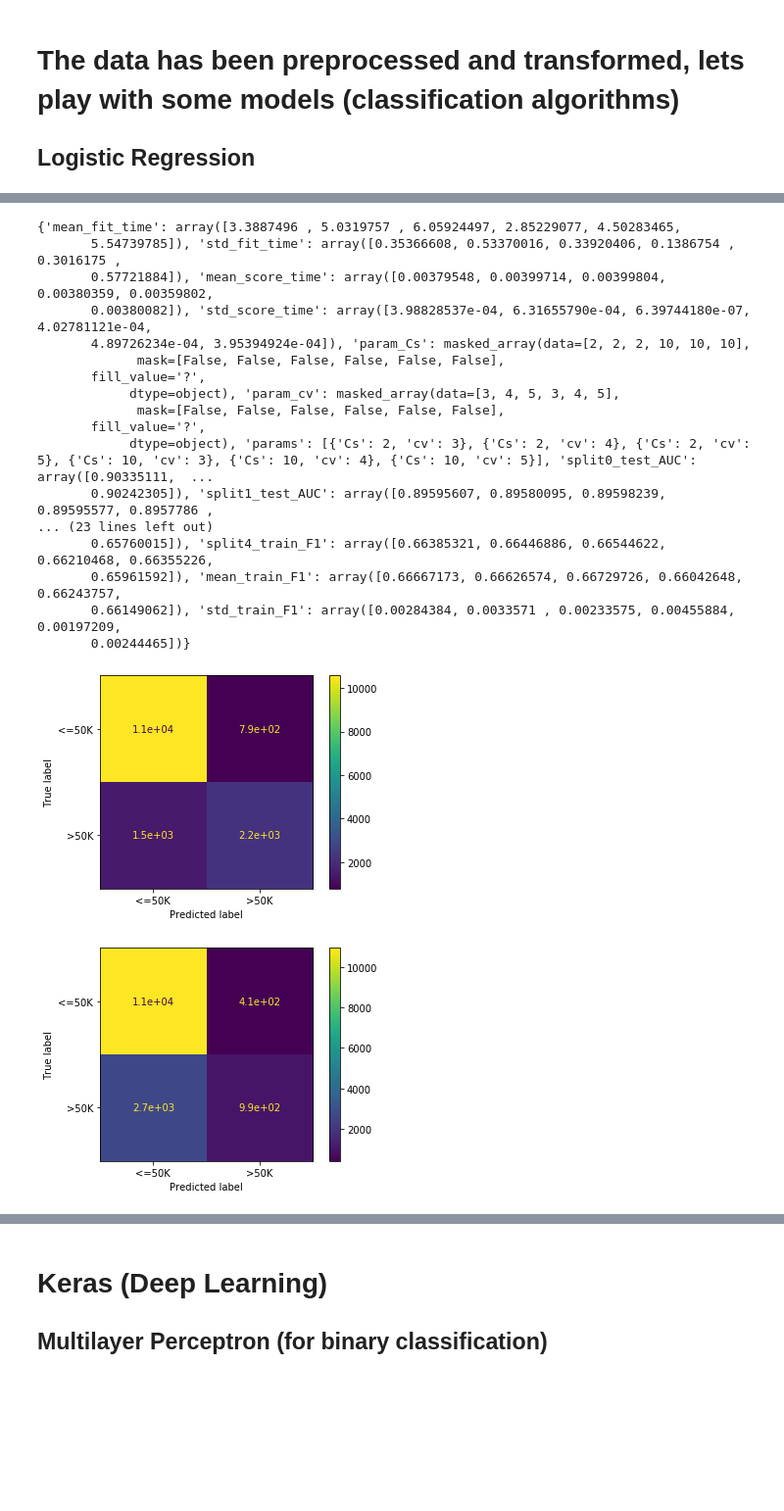
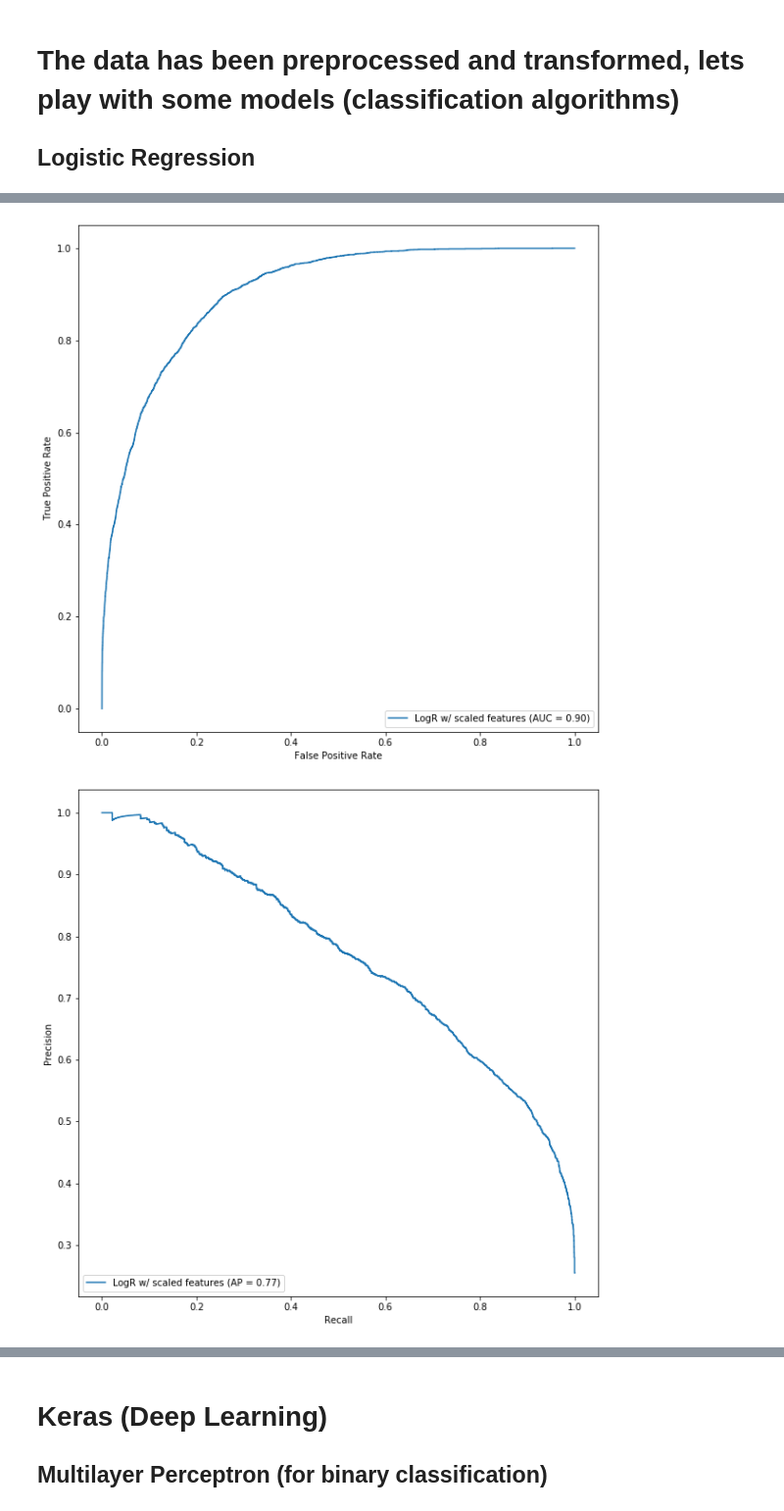
Before and after one commit to sebas-aguilar/ML-Exercise, a Jupyter notebook: dataScienceExercise.ipynb, the cells around one changed output, grey strips where cells are left out. Shown at 98% size. Cells and saved outputs as stored; diff of their text form; code cells hidden in the pictures; blank space fills up the shorter version.

```diff
--- a/dataScienceExercise.ipynb
+++ b/dataScienceExercise.ipynb
@@ -286,28 +311,30 @@ from sklearn.metrics import f1_score
 from sklearn.model_selection import cross_val_predict
 y_test_pred = cross_val_predict(logr_clf, X_testTrans, y_test, cv=3)
 f1Score = f1_score(y_true=y_test,y_pred=y_test_pred)
-print(f1Score)
+print('logr f1:',f1Score)
+
 
 # Makes some plots
 from sklearn.metrics import plot_confusion_matrix,plot_roc_curve,plot_precision_recall_curve
-disp = plot_confusion_matrix(logr_clf,X_testTrans,y_test,display_labels=['<=50K','>50K'])
-dispNoScale = plot_confusion_matrix(logrNoScale_clf,X_testTransNoScale,y_test,display_labels=['<=50K','>50K'])
+plot_roc_curve(logr_clf,X_testTrans,y_test,name='LogR w/ scaled features')
+plot_precision_recall_curve(logr_clf,X_testTrans,y_test,name='LogR w/ scaled features')
+plot_confusion_matrix(logr_clf,X_testTrans,y_test,display_labels=['<=50K','>50K'])
 
-plot_roc_curve(logr_clf,X_trainTrans,y_train,name='LogR w/ scaled features')
-plot_roc_curve(logrNoScale_clf,X_trainTransNoScale,y_train,name='LogR w/o scaled features')
-plot_precision_recall_curve(logr_clf,X_trainTrans,y_train,name='LogR w/ scaled features')
-plot_precision_recall_curve(logrNoScale_clf,X_trainTransNoScale,y_train,name='LogR w/o scaled features')
 
 
 from sklearn.model_selection import GridSearchCV
 from sklearn.metrics import make_scorer
 
-scoring = {'AUC': 'roc_auc', 'F1': make_scorer(f1_score)}
+scoring = {'AUC': 'roc_auc', 'F1': make_scorer(f1_score), 'precision': 'precision', 'recall': 'recall'}
 grid = GridSearchCV(estimator=LogisticRegressionCV(solver='lbfgs',random_state=42,max_iter=1000),
-                    param_grid={'Cs':[2,10],'cv': [3, 4, 5]},
+                    param_grid={'Cs':[10],'cv': [3, 4, 5]},
                     scoring=scoring, refit='AUC', return_train_score=True)
 
 grid.fit(X_trainTrans, y_train)
+y_test_pred = grid.predict(X_testTrans)
 results = grid.cv_results_
-print(results)
+# print(results)
+
+f1Score = f1_score(y_true=y_test,y_pred=y_test_pred)
+print('logr f1 score GridSearchCV:',f1Score)
 # %% [output]
@@ -334,19 +345,2 @@ Please also refer to the documentation for alternative solver options:
-{'mean_fit_time': array([3.3887496 , 5.0319757 , 6.05924497, 2.85229077, 4.50283465,
-       5.54739785]), 'std_fit_time': array([0.35366608, 0.53370016, 0.33920406, 0.1386754 , 0.3016175 ,
-       0.57721884]), 'mean_score_time': array([0.00379548, 0.00399714, 0.00399804, 0.00380359, 0.00359802,
-       0.00380082]), 'std_score_time': array([3.98828537e-04, 6.31655790e-04, 6.39744180e-07, 4.02781121e-04,
-       4.89726234e-04, 3.95394924e-04]), 'param_Cs': masked_array(data=[2, 2, 2, 10, 10, 10],
-             mask=[False, False, False, False, False, False],
-       fill_value='?',
-            dtype=object), 'param_cv': masked_array(data=[3, 4, 5, 3, 4, 5],
-             mask=[False, False, False, False, False, False],
-       fill_value='?',
-            dtype=object), 'params': [{'Cs': 2, 'cv': 3}, {'Cs': 2, 'cv': 4}, {'Cs': 2, 'cv': 5}, {'Cs': 10, 'cv': 3}, {'Cs': 10, 'cv': 4}, {'Cs': 10, 'cv': 5}], 'split0_test_AUC': array([0.90335111,  ...
-       0.90242305]), 'split1_test_AUC': array([0.89595607, 0.89580095, 0.89598239, 0.89595577, 0.8957786 ,
-... (23 lines left out)
-       0.65760015]), 'split4_train_F1': array([0.66385321, 0.66446886, 0.66544622, 0.66210468, 0.66355226,
-       0.65961592]), 'mean_train_F1': array([0.66667173, 0.66626574, 0.66729726, 0.66042648, 0.66243757,
-       0.66149062]), 'std_train_F1': array([0.00284384, 0.0033571 , 0.00233575, 0.00455884, 0.00197209,
-       0.00244465])}
-[figure, old version]
+[figure, new version]
-[figure, old version]
+[figure, new version]
```
Also changed, not shown: parts of 10 cells of this notebook, 8 other files.
